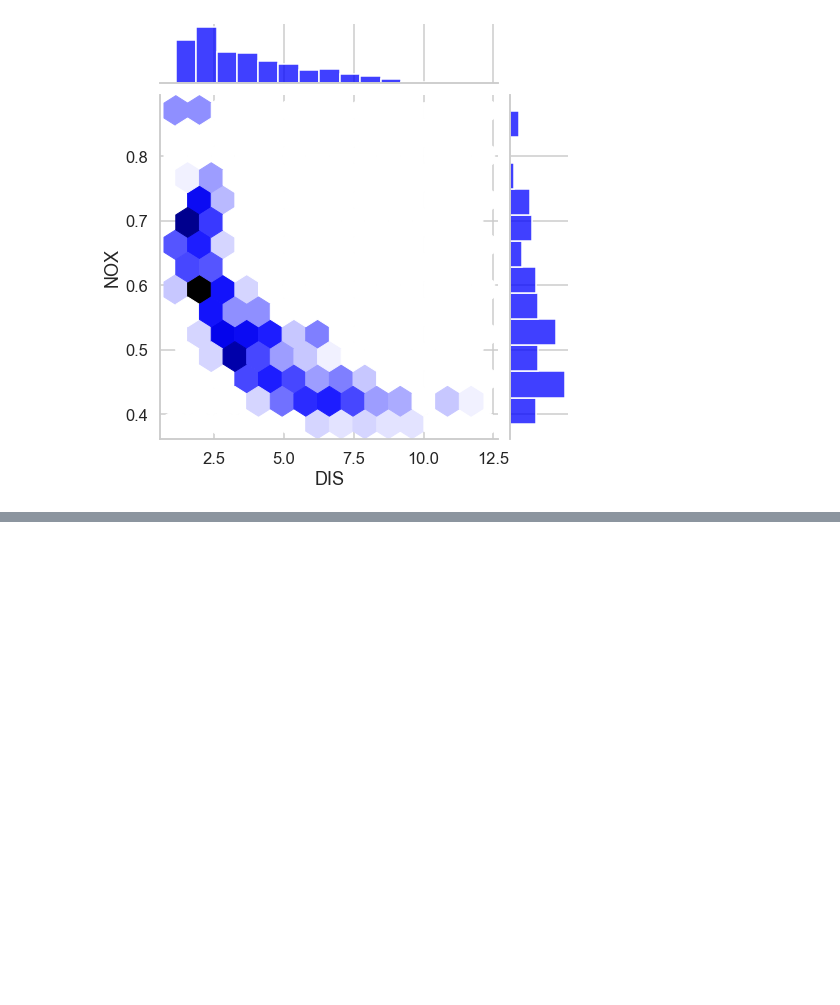
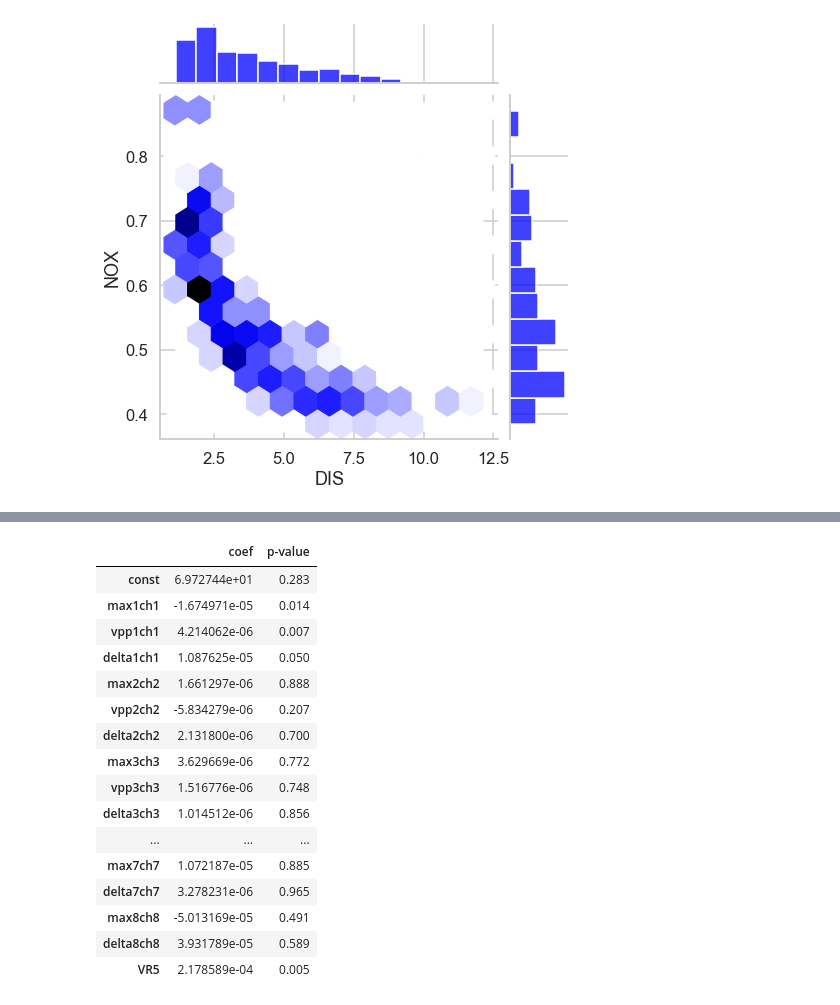
Before and after one commit to ahmadasmandar/linearreg, a Jupyter notebook: boston.ipynb, the cells around one changed output, grey strips where cells are left out. Saved outputs shown, nothing was run; the diff lists cells and outputs as text; code cells hidden in the pictures; blank space fills up the shorter version.

```diff
--- a/boston.ipynb
+++ b/boston.ipynb
@@ -320,0 +339,28 @@ Intercept 15.440651895179608
+# %%
+X_incl_const = sm.add_constant(X_train)
+
+model = sm.OLS(y_train, X_incl_const)
+results = model.fit()
+
+#results.params
+#results.pvalues
+
+pd.DataFrame({'coef': results.params, 'p-value': round(results.pvalues, 3)})
+# %% [output]
+|  | coef | p-value |
+| const | 6.972744e+01 | 0.283 |
+| max1ch1 | -1.674971e-05 | 0.014 |
+| vpp1ch1 | 4.214062e-06 | 0.007 |
+| delta1ch1 | 1.087625e-05 | 0.050 |
+| max2ch2 | 1.661297e-06 | 0.888 |
+| vpp2ch2 | -5.834279e-06 | 0.207 |
+| delta2ch2 | 2.131800e-06 | 0.700 |
+| max3ch3 | 3.629669e-06 | 0.772 |
+| vpp3ch3 | 1.516776e-06 | 0.748 |
+| delta3ch3 | 1.014512e-06 | 0.856 |
+| ... | ... | ... |
+| max7ch7 | 1.072187e-05 | 0.885 |
+| delta7ch7 | 3.278231e-06 | 0.965 |
+| max8ch8 | -5.013169e-05 | 0.491 |
+| delta8ch8 | 3.931789e-05 | 0.589 |
+| VR5 | 2.178589e-04 | 0.005 |
```
Also changed, not shown: parts of 12 cells of this notebook, 1 other file.
